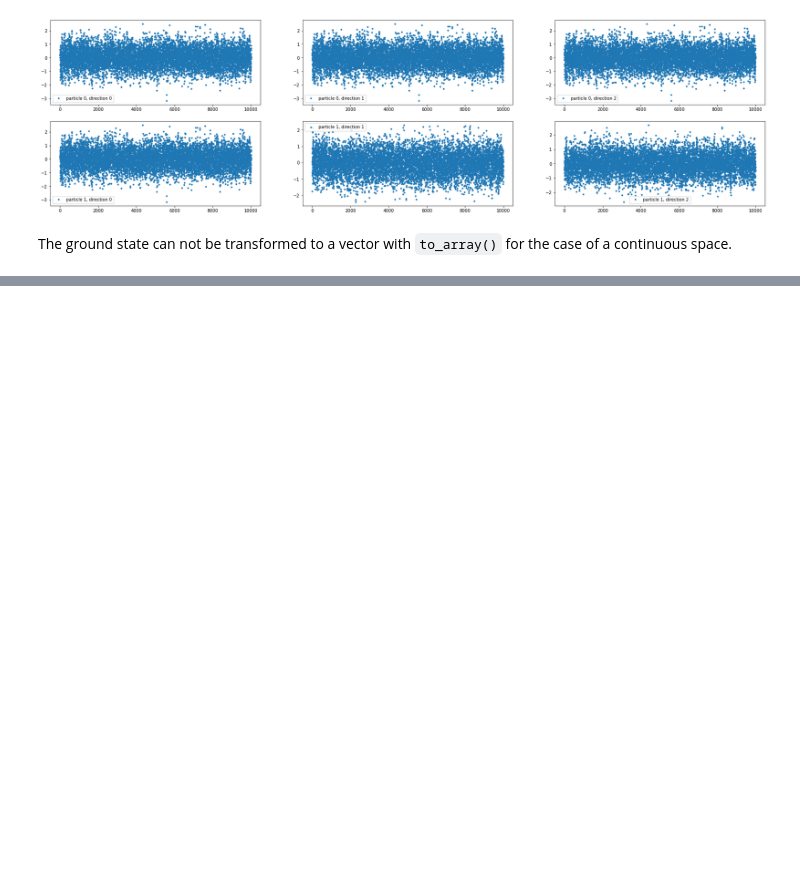
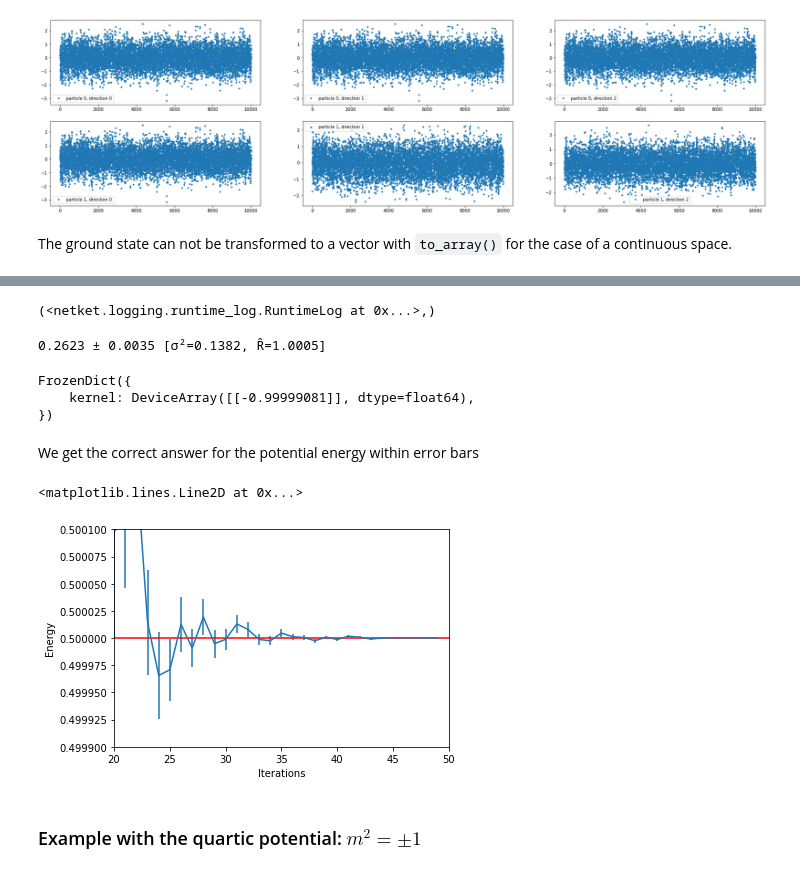
Before and after one commit to erinaldi/bmn2-netket, a Jupyter notebook: notebooks/HarmonicOscillators.ipynb, the cells around one changed output, grey strips where cells are left out. Saved outputs shown, nothing was run; the diff lists cells and outputs as text; code cells hidden in the pictures; blank space fills up the shorter version.

Commit message:
[fix] Adding quartic potential

```diff
--- a/notebooks/HarmonicOscillators.ipynb
+++ b/notebooks/HarmonicOscillators.ipynb
@@ -1064,0 +1109,31 @@ The ground state can not be transformed to a vector with `to_array()` for the ca
+# %%
+# construct the logger
+log=nk.logging.RuntimeLog()
+gs.run(n_iter=50, out=log)
+# %% [output]
+(<netket.logging.runtime_log.RuntimeLog at 0x...>,)
+# %%
+vs.expect(pot)
+# %% [output]
+0.2623 ± 0.0035 [σ²=0.1382, R̂=1.0005]
+# %%
+vs.parameters
+# %% [output]
+FrozenDict({
+    kernel: DeviceArray([[-0.99999081]], dtype=float64),
+})
+# %% [markdown]
+We get the correct answer for the potential energy within error bars
+# %%
+data = log.data
+plt.errorbar(data["Energy"].iters, data["Energy"].Mean, yerr=data["Energy"].Sigma)
+plt.xlabel('Iterations')
+plt.ylabel('Energy')
+plt.xlim([20,50])
+plt.ylim([0.5-1e-4,0.5+1e-4])
+plt.axhline(0.5,c='r')
+# %% [output]
+<matplotlib.lines.Line2D at 0x...>
+[figure, added]
+# %% [markdown]
+### Example with the quartic potential: $m^2= \pm 1$
```
Also changed, not shown: parts of 40 cells of this notebook.
